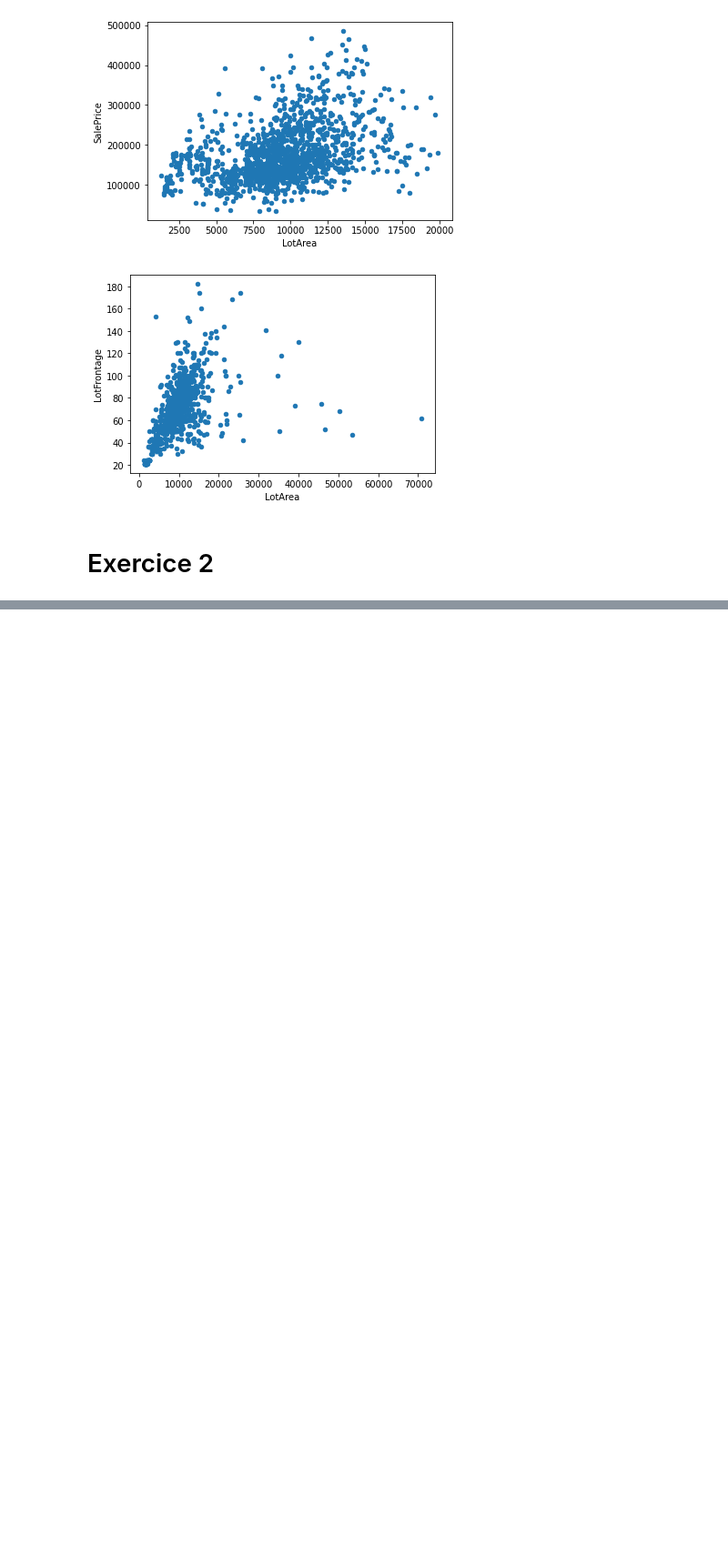
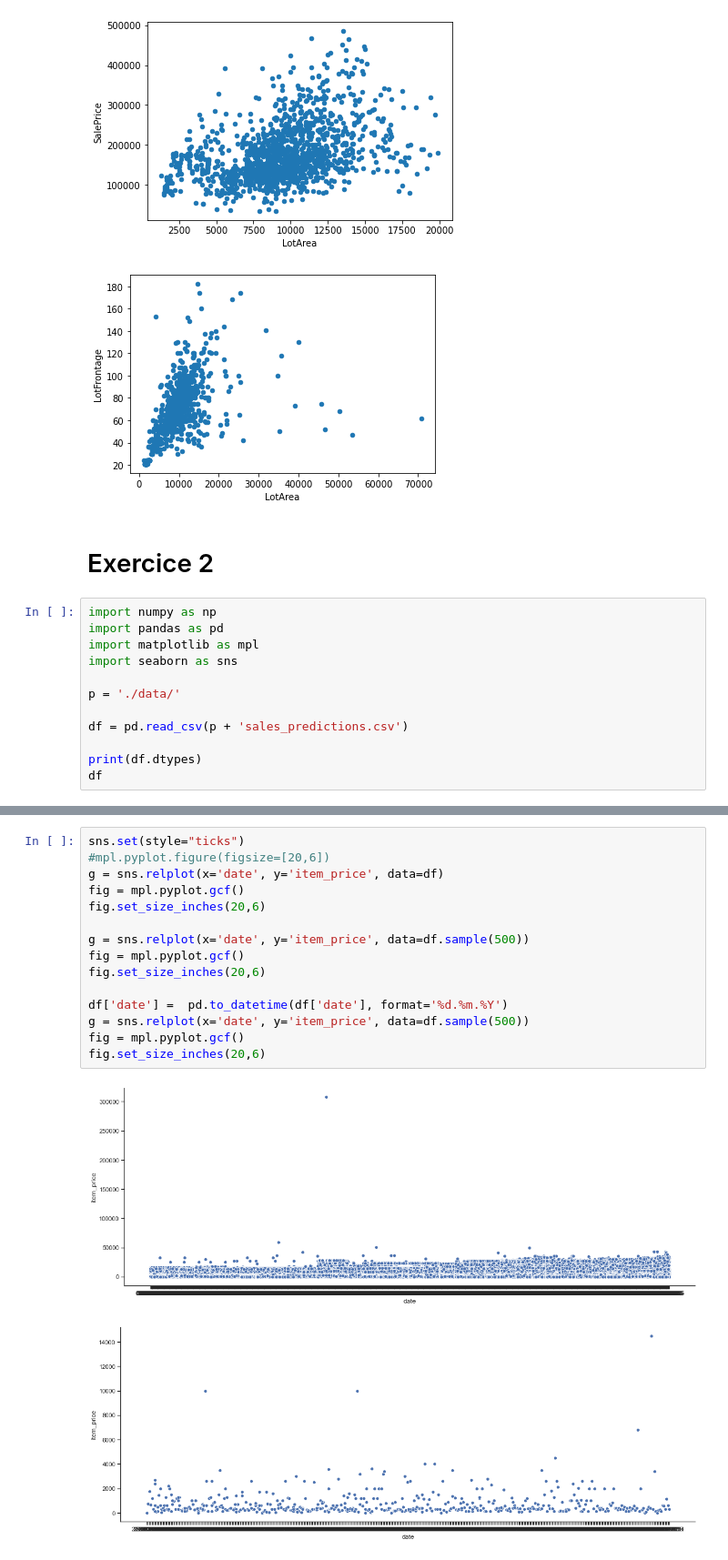
Before and after one commit to vuitor/python_m2, a Jupyter notebook: python_m2.ipynb, the cells around one changed output, grey strips where cells are left out. Shown at 91% size. Cells and saved outputs as stored; diff of their text form; blank space fills up the shorter version.

```diff
--- a/python_m2.ipynb
+++ b/python_m2.ipynb
@@ -67,3 +67,15 @@ Length: 81, dtype: object
 [figure]
 # %% [markdown]
 # Exercice 2
+# %%
+import numpy as np
+import pandas as pd
+import matplotlib as mpl
+import seaborn as sns
+
+p = './data/'
+
+df = pd.read_csv(p + 'sales_predictions.csv')
+
+print(df.dtypes)
+df
@@ -69,0 +103,18 @@ Length: 81, dtype: object
+# %%
+sns.set(style="ticks")
+#mpl.pyplot.figure(figsize=[20,6])
+g = sns.relplot(x='date', y='item_price', data=df)
+fig = mpl.pyplot.gcf()
+fig.set_size_inches(20,6)
+
+g = sns.relplot(x='date', y='item_price', data=df.sample(500))
+fig = mpl.pyplot.gcf()
+fig.set_size_inches(20,6)
+
+df['date'] =  pd.to_datetime(df['date'], format='%d.%m.%Y')
+g = sns.relplot(x='date', y='item_price', data=df.sample(500))
+fig = mpl.pyplot.gcf()
+fig.set_size_inches(20,6)
+# %% [output]
+[figure, added]
+[figure, added]
```
Also changed, not shown: parts of 3 cells of this notebook.
